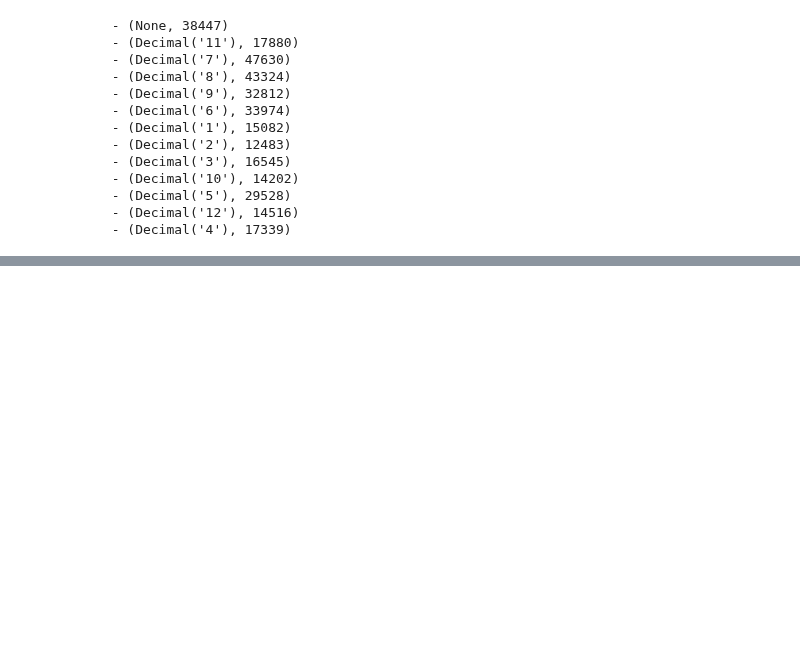
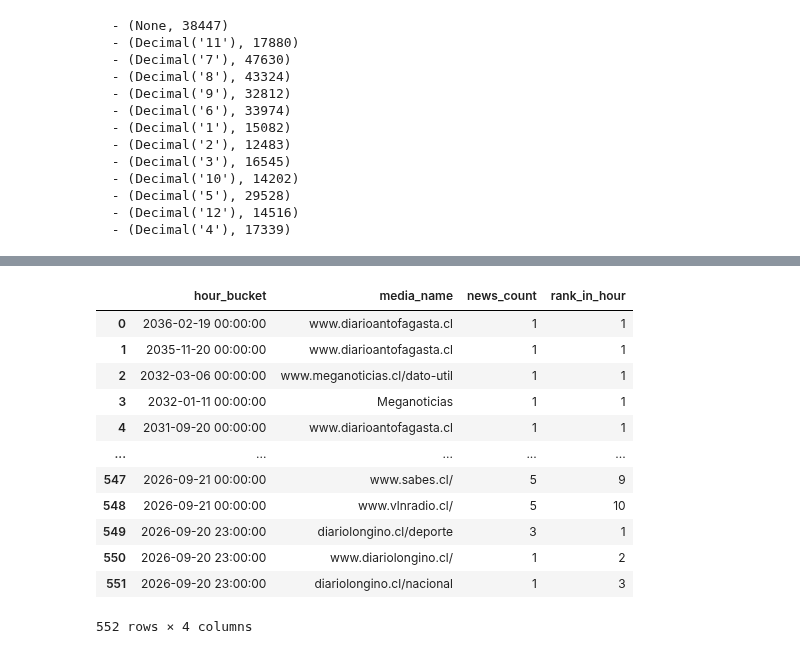
Before and after one commit to Orion89/news-dashboard, a Jupyter notebook: exploracion_inicial.ipynb, the cells around one changed output, grey strips where cells are left out. Cells and saved outputs as stored; diff of their text form; code cells hidden in the pictures; blank space fills up the shorter version.

```diff
--- a/exploracion_inicial.ipynb
+++ b/exploracion_inicial.ipynb
@@ -143,0 +247,57 @@ print(resultado)
+# %%
+query_top_10_por_hora = """
+WITH HourlyCounts AS (
+    -- Paso 1: Contamos las noticias por hora y por medio en los últimos 3 días
+    SELECT
+        date_trunc('hour', date) AS hour_bucket,
+        media_name,
+        COUNT(id) AS news_count
+    FROM news_db.news_chile
+    WHERE date >= CURRENT_TIMESTAMP - INTERVAL '3 days'
+      AND date IS NOT NULL
+      AND media_name IS NOT NULL
+    GROUP BY
+        hour_bucket,
+        media_name
+),
+RankedMedia AS (
+    -- Paso 2: Asignamos un ranking a los medios DENTRO de cada hora
+    -- basándonos en quién publicó más noticias (news_count DESC)
+    SELECT
+        hour_bucket,
+        media_name,
+        news_count,
+        ROW_NUMBER() OVER (PARTITION BY hour_bucket ORDER BY news_count DESC) as rank_in_hour
+    FROM HourlyCounts
+)
+-- Paso 3: Filtramos para quedarnos solo con el Top 10 de cada hora
+SELECT
+    hour_bucket,
+    media_name,
+    news_count,
+    rank_in_hour
+FROM RankedMedia
+WHERE rank_in_hour <= 10
+ORDER BY
+    hour_bucket DESC,
+    rank_in_hour ASC;
+"""
+
+# Ejecución en la notebook
+df_top_10_por_hora = con.execute(query_top_10_por_hora).fetchdf()
+# %%
+df_top_10_por_hora
+# %% [output]
+|  | hour_bucket | media_name | news_count | rank_in_hour |
+| 0 | 2036-02-19 00:00:00 | www.diarioantofagasta.cl | 1 | 1 |
+| 1 | 2035-11-20 00:00:00 | www.diarioantofagasta.cl | 1 | 1 |
+| 2 | 2032-03-06 00:00:00 | www.meganoticias.cl/dato-util | 1 | 1 |
+| 3 | 2032-01-11 00:00:00 | Meganoticias | 1 | 1 |
+| 4 | 2031-09-20 00:00:00 | www.diarioantofagasta.cl | 1 | 1 |
+| ... | ... | ... | ... | ... |
+| 547 | 2026-09-21 00:00:00 | www.sabes.cl/ | 5 | 9 |
+| 548 | 2026-09-21 00:00:00 | www.vlnradio.cl/ | 5 | 10 |
+| 549 | 2026-09-20 23:00:00 | diariolongino.cl/deporte | 3 | 1 |
+| 550 | 2026-09-20 23:00:00 | www.diariolongino.cl/ | 1 | 2 |
+| 551 | 2026-09-20 23:00:00 | diariolongino.cl/nacional | 1 | 3 |
+552 rows × 4 columns
```
Also changed, not shown: parts of 31 cells of this notebook.
